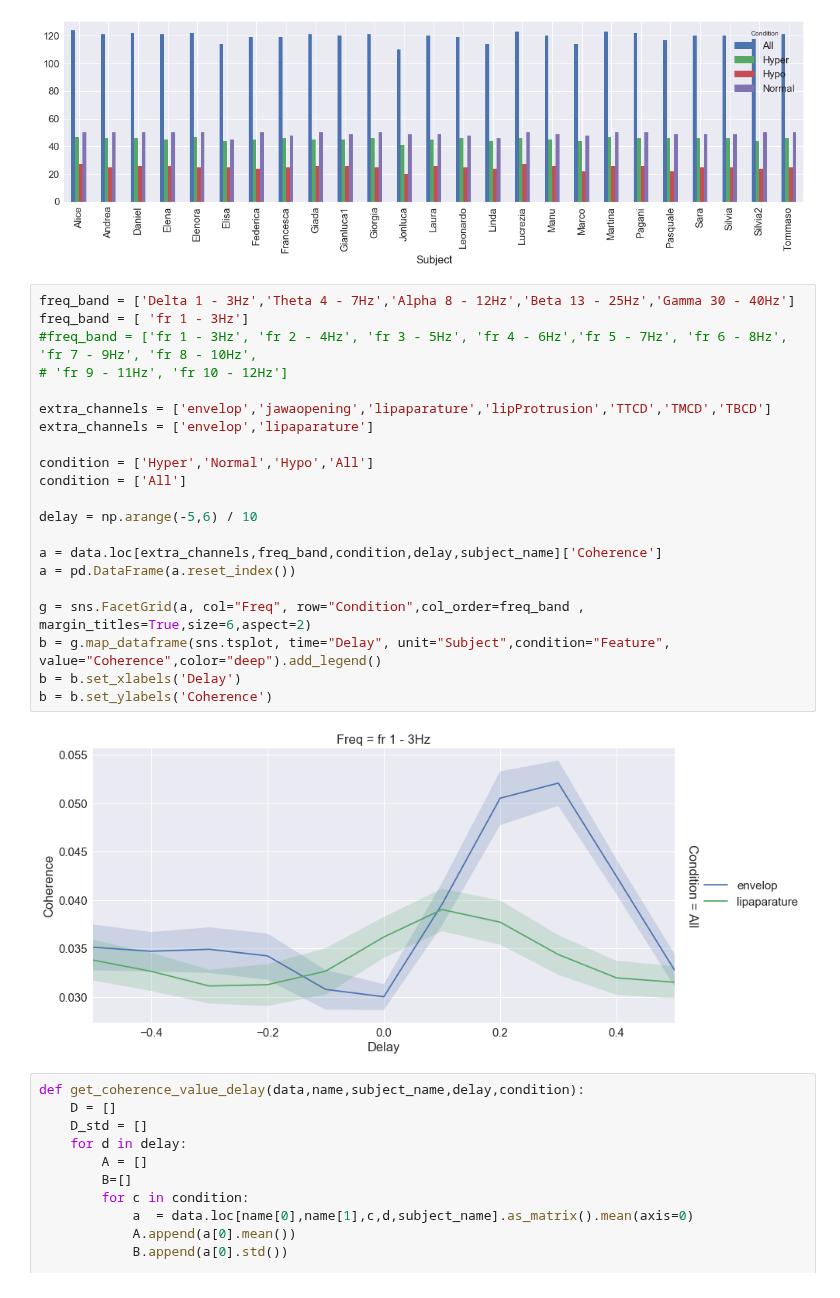
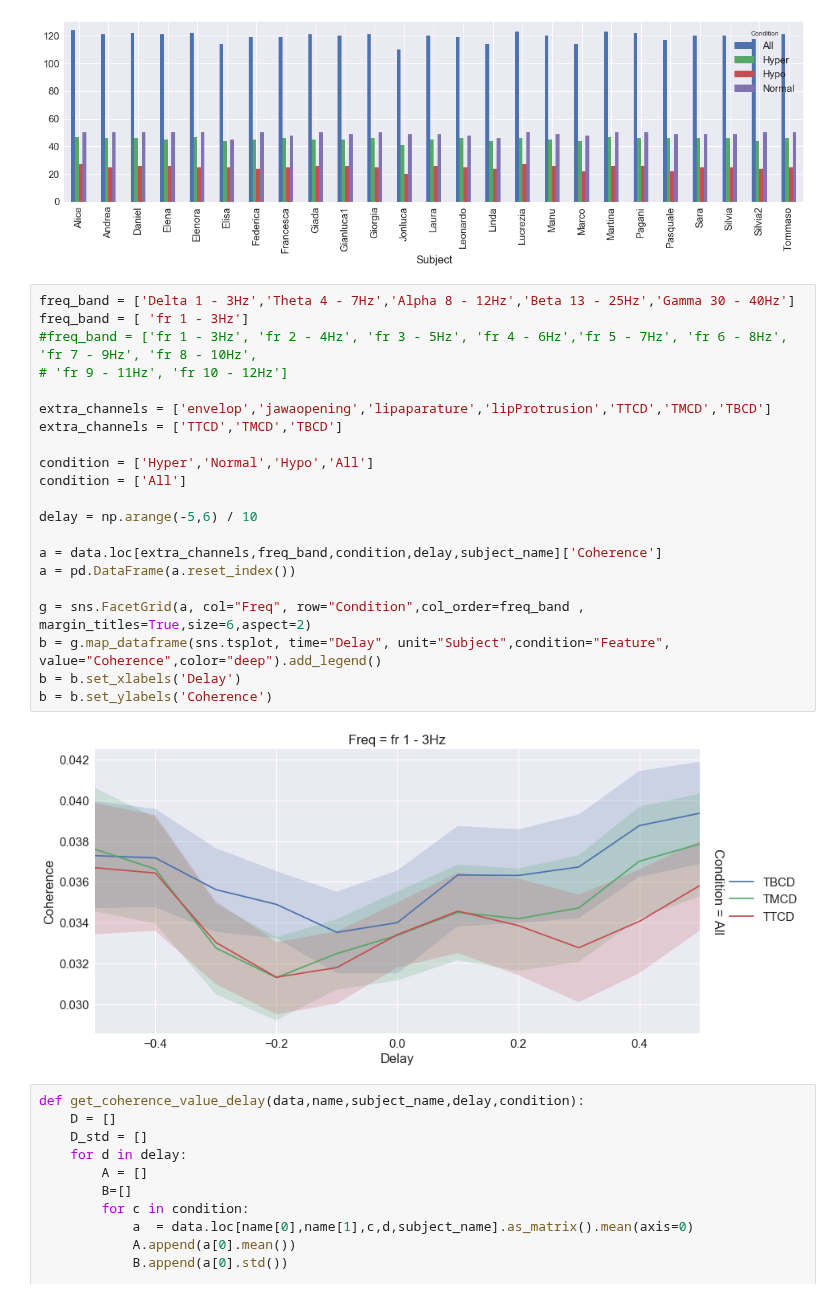
Before and after one commit to sankar-mukherjee/entrainment_python, a Jupyter notebook: coherence_investigate.ipynb, the cells around one changed output. Saved outputs shown, nothing was run; the diff lists cells and outputs as text.

```diff
--- a/coherence_investigate.ipynb
+++ b/coherence_investigate.ipynb
@@ -77,26 +77,26 @@ a=a.groupby(['Subject','Condition']).sum()['noTrials'].unstack().plot(kind='bar'
 # %%
 freq_band = ['Delta 1 - 3Hz','Theta 4 - 7Hz','Alpha 8 - 12Hz','Beta 13 - 25Hz','Gamma 30 - 40Hz']
 freq_band = [ 'fr 1 - 3Hz']
 #freq_band = ['fr 1 - 3Hz', 'fr 2 - 4Hz', 'fr 3 - 5Hz', 'fr 4 - 6Hz','fr 5 - 7Hz', 'fr 6 - 8Hz', 'fr 7 - 9Hz', 'fr 8 - 10Hz',
 # 'fr 9 - 11Hz', 'fr 10 - 12Hz']
 
 extra_channels = ['envelop','jawaopening','lipaparature','lipProtrusion','TTCD','TMCD','TBCD']
-extra_channels = ['envelop','lipaparature']
+extra_channels = ['TTCD','TMCD','TBCD']
 
 condition = ['Hyper','Normal','Hypo','All']
 condition = ['All']
 
 delay = np.arange(-5,6) / 10
 
 a = data.loc[extra_channels,freq_band,condition,delay,subject_name]['Coherence']
 a = pd.DataFrame(a.reset_index())
 
 g = sns.FacetGrid(a, col="Freq", row="Condition",col_order=freq_band , margin_titles=True,size=6,aspect=2)
 b = g.map_dataframe(sns.tsplot, time="Delay", unit="Subject",condition="Feature", value="Coherence",color="deep").add_legend()
 b = b.set_xlabels('Delay')
 b = b.set_ylabels('Coherence')
 # %% [output]
-[figure, old version]
+[figure, new version]
 # %%
 def get_coherence_value_delay(data,name,subject_name,delay,condition):
     D = []
```
Also changed, not shown: parts of 1 cell of this notebook, 5 other files.
